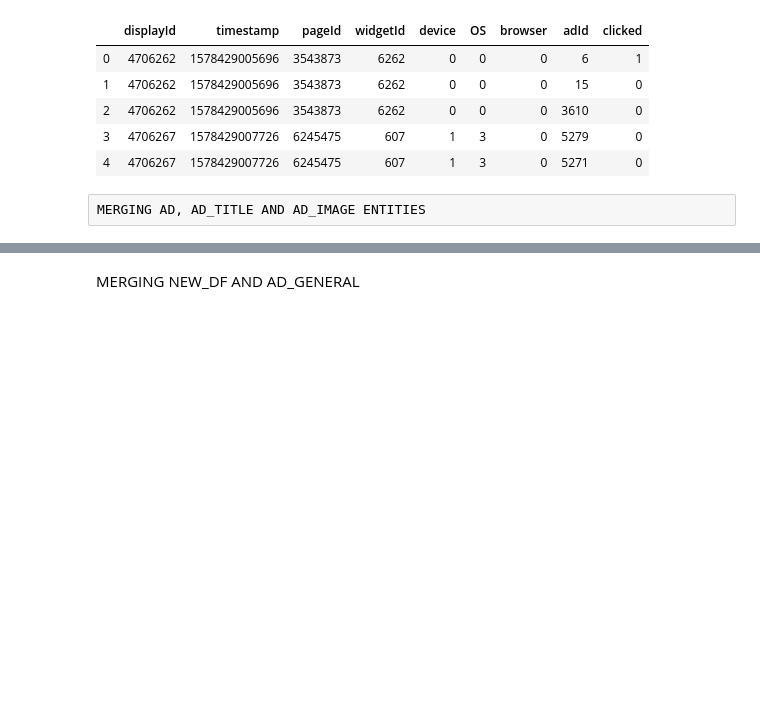
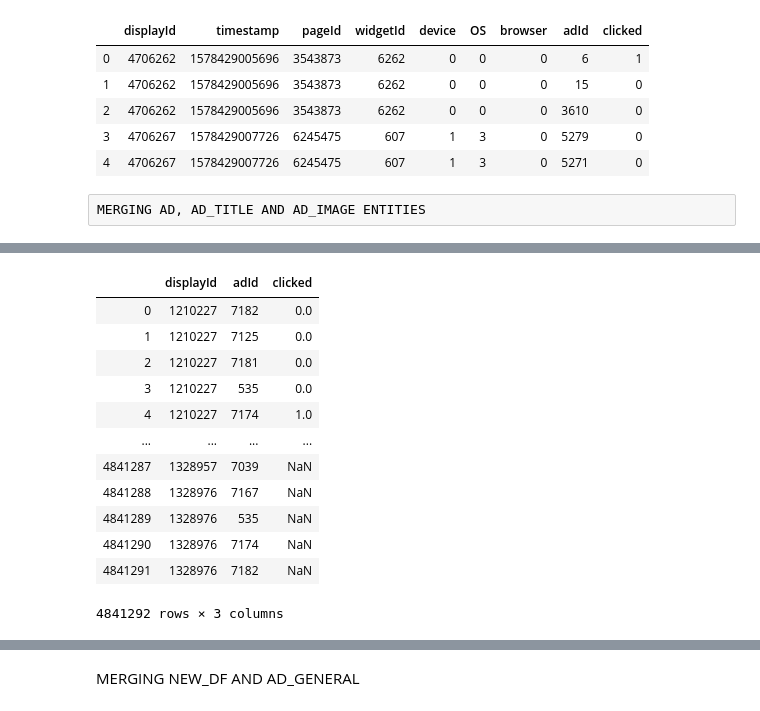
Before and after one commit to sajjad-yazdanparast/data-days, a Jupyter notebook: main.ipynb, the cells around one changed output, grey strips where cells are left out. Cells and saved outputs as stored; diff of their text form; code cells hidden in the pictures; blank space fills up the shorter version.

```diff
--- a/main.ipynb
+++ b/main.ipynb
@@ -155,0 +148,27 @@ pp
+# %%
+display_ids = list(click_train['displayId']) + list(click_test['displayId'])
+ad_ids = list(click_train['adId']) + list(click_test['adId'])
+size = len(list(click_test['adId']))
+clickeds = list(click_train['clicked']) + [None for i in range(size)]
+
+kir = pd.DataFrame.from_dict({
+    'displayId':display_ids ,
+    'adId' : ad_ids ,
+    'clicked' : clickeds
+})
+# %%
+kir
+# %% [output]
+|  | displayId | adId | clicked |
+| 0 | 1210227 | 7182 | 0.0 |
+| 1 | 1210227 | 7125 | 0.0 |
+| 2 | 1210227 | 7181 | 0.0 |
+| 3 | 1210227 | 535 | 0.0 |
+| 4 | 1210227 | 7174 | 1.0 |
+| ... | ... | ... | ... |
+| 4841287 | 1328957 | 7039 | NaN |
+| 4841288 | 1328976 | 7167 | NaN |
+| 4841289 | 1328976 | 535 | NaN |
+| 4841290 | 1328976 | 7174 | NaN |
+| 4841291 | 1328976 | 7182 | NaN |
+4841292 rows × 3 columns
```
Also changed, not shown: parts of 20 cells of this notebook.
